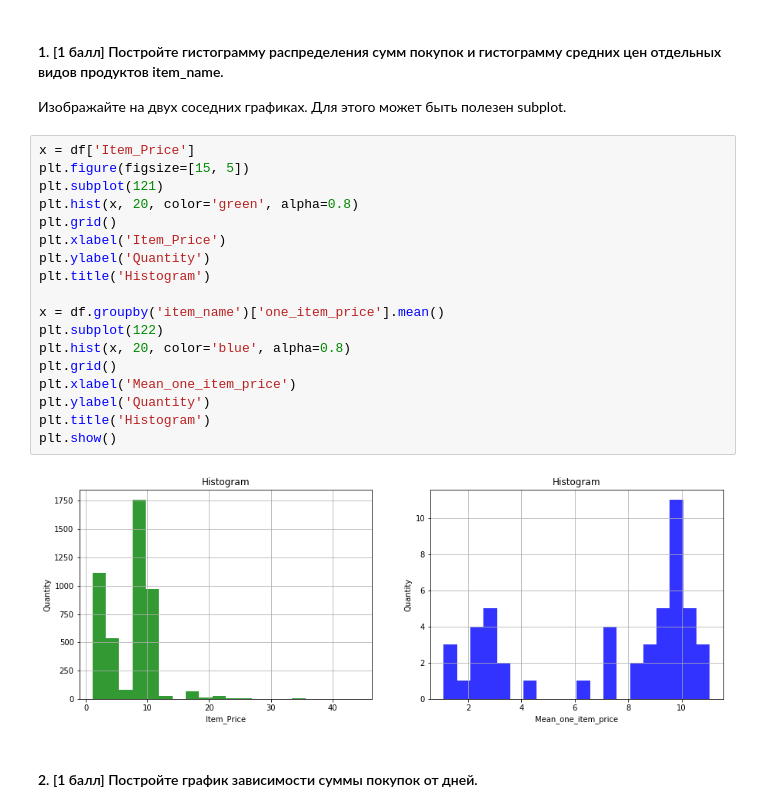
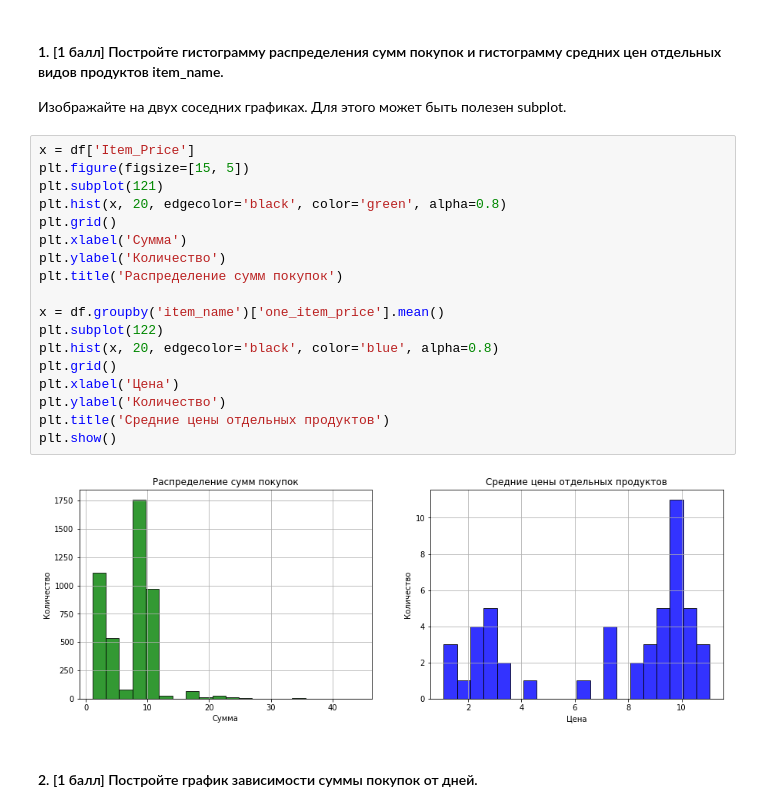
Before and after one commit to hse-mlearn/ha-01-Kedo-Aleksei, a Jupyter notebook: homework-practice-01.ipynb, the cells around one changed output. Cells and saved outputs as stored; diff of their text form.

```diff
--- a/homework-practice-01.ipynb
+++ b/homework-practice-01.ipynb
@@ -348,23 +340,23 @@ df.tail()
 # %%
 x = df['Item_Price']
 plt.figure(figsize=[15, 5])
 plt.subplot(121)
-plt.hist(x, 20, color='green', alpha=0.8)
+plt.hist(x, 20, edgecolor='black', color='green', alpha=0.8)
 plt.grid()
-plt.xlabel('Item_Price')
-plt.ylabel('Quantity')
-plt.title('Histogram')
+plt.xlabel('Сумма')
+plt.ylabel('Количество')
+plt.title('Распределение сумм покупок')
 
 x = df.groupby('item_name')['one_item_price'].mean()
 plt.subplot(122)
-plt.hist(x, 20, color='blue', alpha=0.8)
+plt.hist(x, 20, edgecolor='black', color='blue', alpha=0.8)
 plt.grid()
-plt.xlabel('Mean_one_item_price')
-plt.ylabel('Quantity')
-plt.title('Histogram')
+plt.xlabel('Цена')
+plt.ylabel('Количество')
+plt.title('Средние цены отдельных продуктов')
 plt.show()
 # %% [output]
-[figure, old version]
+[figure, new version]
 # %% [markdown]
 #### 2. [1 балл] Постройте график зависимости суммы покупок от дней.
 # %%
```
Also changed, not shown: parts of 17 cells of this notebook, 2 other files.
